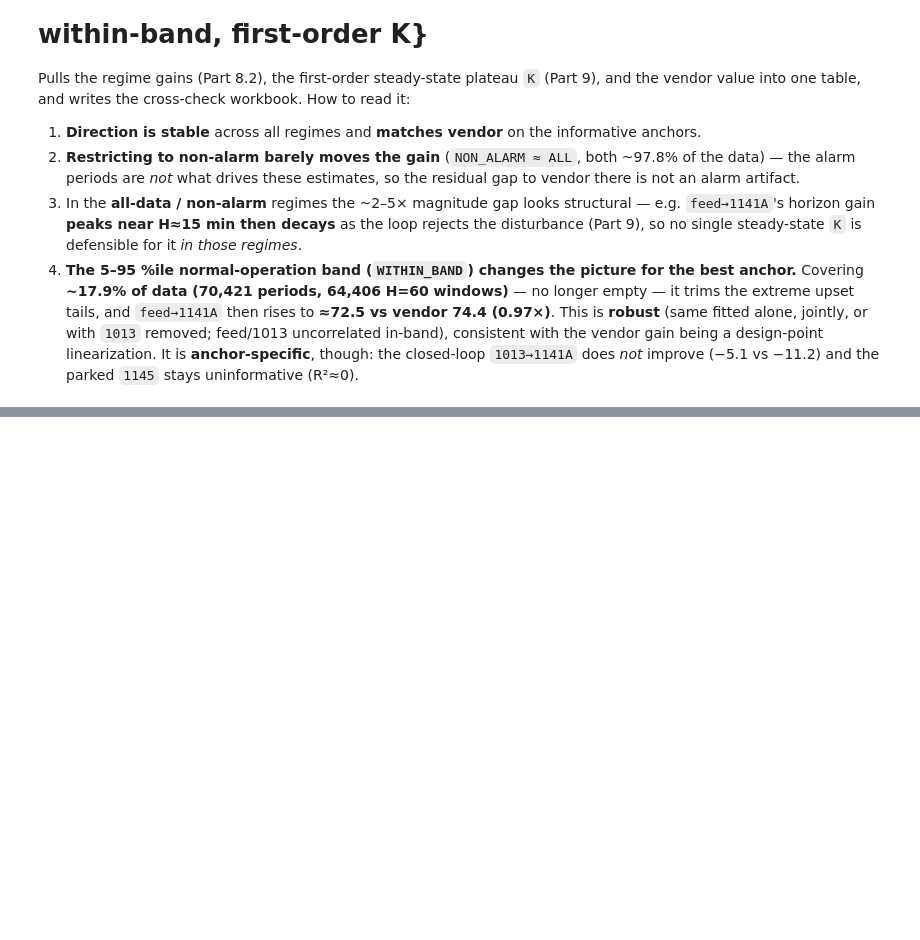
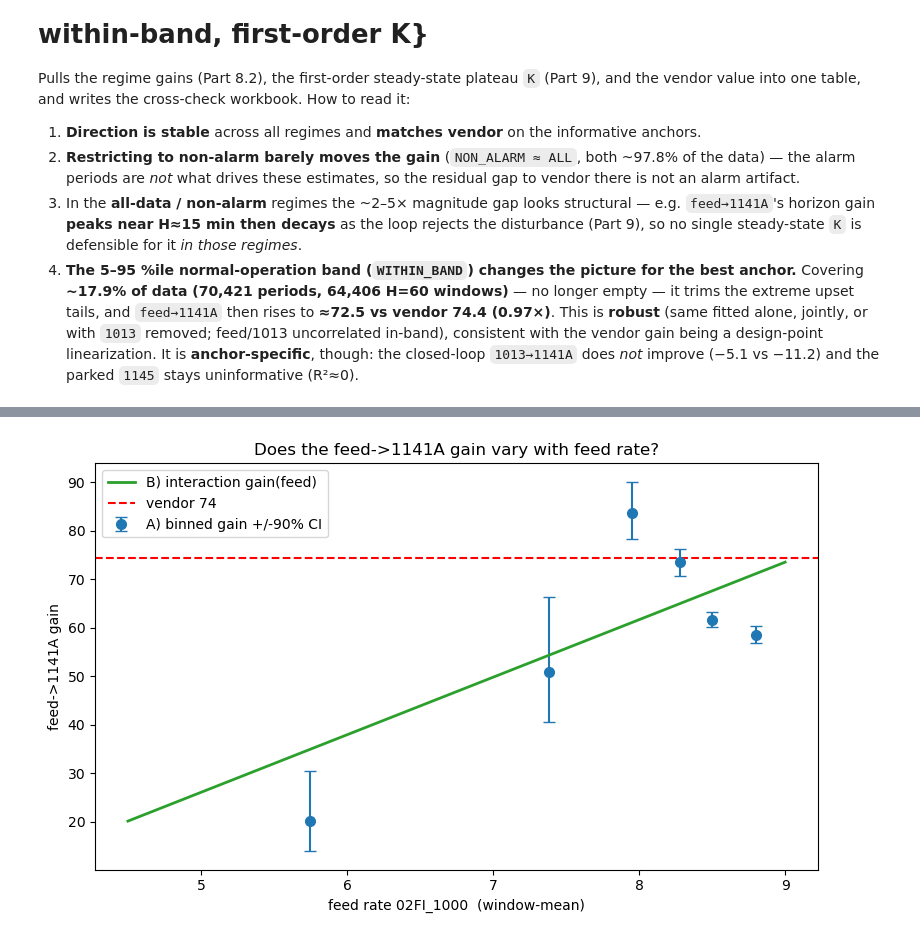
Before and after one commit to H604827/ControlActions, a Jupyter notebook: EXPERIMENTS/gain_analysis_1071.ipynb, the cells around one changed output, grey strips where cells are left out. Cells and saved outputs as stored; diff of their text form; code cells hidden in the pictures; blank space fills up the shorter version.

Commit message:
added feed based gain estimation

```diff
--- a/EXPERIMENTS/gain_analysis_1071.ipynb
+++ b/EXPERIMENTS/gain_analysis_1071.ipynb
@@ -1386,0 +1546,86 @@ Saved synthesis CSV        -> /home/h604827/ControlActions/RESULTS/1071_gain_reg
+# %%
+# ============================================================================
+# Part 13.1 — Does the feed -> 1141A gain change with the FEED RATE? (nonlinearity)
+# ============================================================================
+# Self-contained (needs ts, DATA, DT_MIN, FEED, VAL_INPUTS from Parts 0-1).
+#   A) bin windows by operating feed level, fit the SAME joint diff-gain per bin
+#      (moving-block bootstrap 90% CI);
+#   B) one interaction-term fit:  gain(feed) = g0 + g1*(feed - fbar).
+import matplotlib.pyplot as plt
+
+CV, MV, INP = '03PI_1141A.PV', FEED, VAL_INPUTS
+VENDOR      = 74.377
+H, THIN     = int(round(60 / DT_MIN)), 20
+EDGES       = np.array([4.5, 7.0, 7.75, 8.15, 8.40, 8.60, 9.0])   # feed-rate bins (real band)
+
+# operating point of a window = its mean feed over [t, t+H]
+opfeed = ts[FEED].rolling(H, min_periods=int(0.8 * H)).mean().shift(-(H - 1))
+
+def _dtab(cols, cvname):
+    D = pd.DataFrame({c: ts[c].shift(-H) - ts[c] for c in cols})
+    D['opfeed'] = opfeed
+    D = D.iloc[::THIN].dropna()
+    lo, hi = D[cvname].quantile(.001), D[cvname].quantile(.999)      # drop sensor jumps
+    return D[(D[cvname] >= lo) & (D[cvname] <= hi)]
+
+def _fit(D, cvname, mv, inputs, nboot=200, block=50, seed=0):
+    n = len(D)
+    if n < 80:
+        return dict(g=np.nan, lo=np.nan, hi=np.nan, n=n, r2=np.nan)
+    y = D[cvname].to_numpy(); X = np.column_stack([D[c].to_numpy() for c in inputs] + [np.ones(n)])
+    coef, *_ = np.linalg.lstsq(X, y, rcond=None)
+    r2 = 1 - np.var(y - X @ coef) / np.var(y)
+    j = inputs.index(mv); rng = np.random.default_rng(seed)
+    starts = np.arange(max(1, n - block + 1)); nb = int(np.ceil(n / block)); offs = np.arange(block)
+    bs = np.empty(nboot)
+    for k in range(nboot):
+        rr = (rng.choice(starts, size=nb)[:, None] + offs[None, :]).ravel(); rr = rr[rr < n][:n]
+        cb, *_ = np.linalg.lstsq(X[rr], y[rr], rcond=None); bs[k] = cb[j]
+    lo, hi = np.nanpercentile(bs, [5, 95])
+    return dict(g=float(coef[j]), lo=float(lo), hi=float(hi), n=n, r2=float(r2))
+
+# ---- A) per-feed-bin gain ----
+D = _dtab([CV] + INP, CV)
+rows = []
+for a, b in zip(EDGES[:-1], EDGES[1:]):
+    r = _fit(D[(D['opfeed'] >= a) & (D['opfeed'] < b)], CV, MV, INP)
+    rows.append({'feed_bin': f'{a:.2f}-{b:.2f}', 'feed_center': round((a + b) / 2, 2),
+                 'gain': round(r['g'], 1), 'g_lo': round(r['lo'], 1), 'g_hi': round(r['hi'], 1),
+                 'n_win': r['n'], 'R2': round(r['r2'], 3), 'ratio_vendor': round(r['g'] / VENDOR, 2)})
+binned = pd.DataFrame(rows)
+print('A) feed->1141A gain by FEED-RATE bin (H=60; 90% moving-block bootstrap CI):\n')
+print(binned.to_string(index=False))
+
+# ---- B) interaction-term smooth gain(feed) = g0 + g1*(feed - fbar) ----
+Dall  = D[(D['opfeed'] >= EDGES[0]) & (D['opfeed'] < EDGES[-1])]
+fbar  = float(Dall['opfeed'].mean()); fc = (Dall['opfeed'] - fbar).to_numpy()
+others = [c for c in INP if c != MV]
+Xi = np.column_stack([Dall[MV].to_numpy(), fc * Dall[MV].to_numpy()]
+                     + [Dall[c].to_numpy() for c in others] + [np.ones(len(Dall))])
+yi = Dall[CV].to_numpy()
+ci0, *_ = np.linalg.lstsq(Xi, yi, rcond=None); g0, g1 = float(ci0[0]), float(ci0[1])
+rng = np.random.default_rng(1); n = len(Dall); block = 50
+starts = np.arange(max(1, n - block + 1)); nb = int(np.ceil(n / block)); offs = np.arange(block)
+bg1 = np.empty(300)
+for k in range(300):
+    rr = (rng.choice(starts, size=nb)[:, None] + offs[None, :]).ravel(); rr = rr[rr < n][:n]
+    cc, *_ = np.linalg.lstsq(Xi[rr], yi[rr], rcond=None); bg1[k] = cc[1]
+g1lo, g1hi = np.nanpercentile(bg1, [5, 95])
+print(f'\nB) interaction fit: gain(feed) = {g0:.1f} + {g1:.1f}*(feed-{fbar:.2f})')
+print(f'   slope g1={g1:.1f}  90%CI [{g1lo:.1f},{g1hi:.1f}]  ->  feed-dependence '
+      f'{"REAL (CI excludes 0)" if g1lo * g1hi > 0 else "NOT significant"}')
+print(f'   implied gain @feed 7.0={g0 + g1*(7.0 - fbar):.0f}  8.0={g0 + g1*(8.0 - fbar):.0f}  '
+      f'8.7={g0 + g1*(8.7 - fbar):.0f}   vendor={VENDOR:.0f}')
+
+# ---- plot ----
+fig, ax = plt.subplots(figsize=(8, 5))
+xc, gg = binned['feed_center'].to_numpy(), binned['gain'].to_numpy()
+ax.errorbar(xc, gg, yerr=[gg - binned['g_lo'], binned['g_hi'] - gg], fmt='o', color='C0',
+            capsize=4, ms=7, label='A) binned gain +/-90% CI')
+ff = np.linspace(EDGES[0], EDGES[-1], 100)
+ax.plot(ff, g0 + g1 * (ff - fbar), 'C2-', lw=2, label='B) interaction gain(feed)')
+ax.axhline(VENDOR, color='r', ls='--', lw=1.5, label=f'vendor {VENDOR:.0f}')
+ax.set_xlabel('feed rate 02FI_1000  (window-mean)'); ax.set_ylabel('feed->1141A gain')
+ax.set_title('Does the feed->1141A gain vary with feed rate?')
+ax.legend(); plt.tight_layout(); plt.show()
+# %% [output]
@@ -1386,0 +1645 @@ Saved synthesis CSV        -> /home/h604827/ControlActions/RESULTS/1071_gain_reg
+[figure, added]
```
Also changed, not shown: parts of 17 cells of this notebook.
